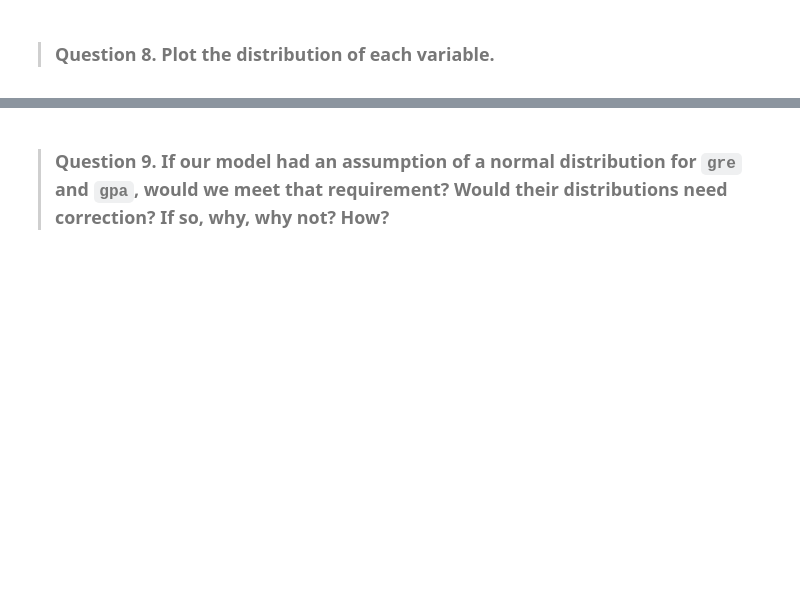
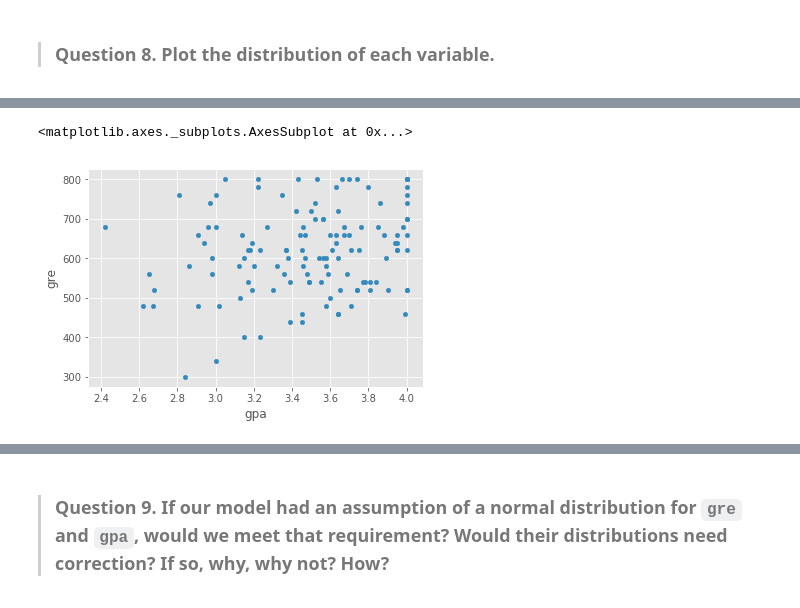
Before and after one commit to zenprogrm/DS-SF-34, a Jupyter notebook: unit-project/2/notebooks/unit-project-2-starter-code_ZZheng.ipynb, the cells around one changed output, grey strips where cells are left out. Drawn from its saved outputs; the diff is of its cells as text; code cells hidden in the pictures; blank space fills up the shorter version.

```diff
--- a/unit-project/2/notebooks/unit-project-2-starter-code_ZZheng.ipynb
+++ b/unit-project/2/notebooks/unit-project-2-starter-code_ZZheng.ipynb
@@ -141,0 +196,7 @@ Answer: TODO
+# %%
+# TODO
+
+df_admitted.plot.scatter(x = 'gpa', y = 'gre', s=None, c=None)
+# %% [output]
+<matplotlib.axes._subplots.AxesSubplot at 0x...>
+[figure, added]
```
Also changed, not shown: parts of 48 cells of this notebook.
